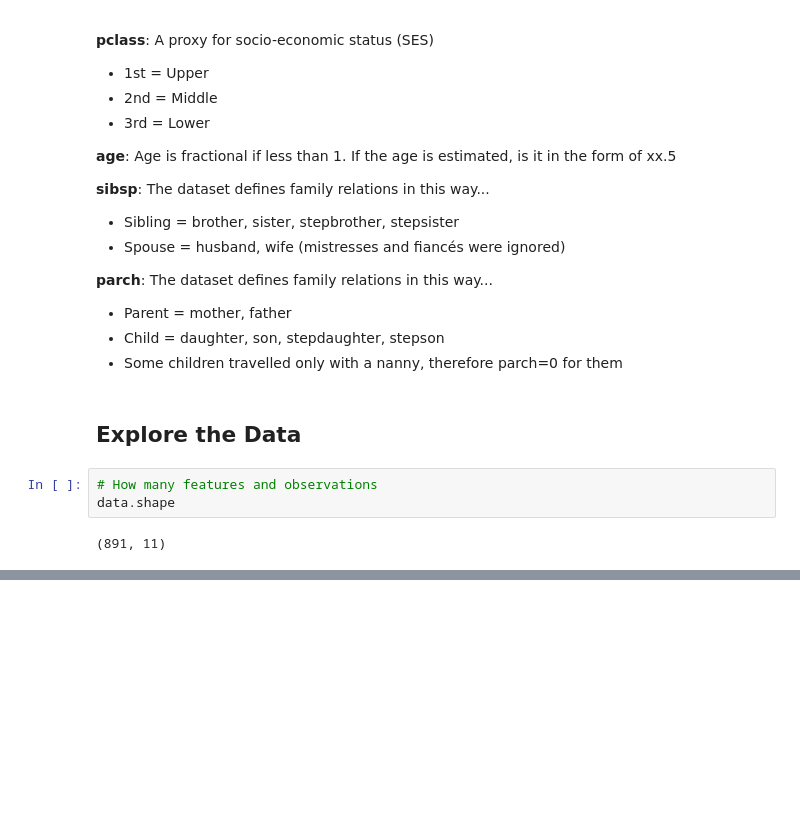
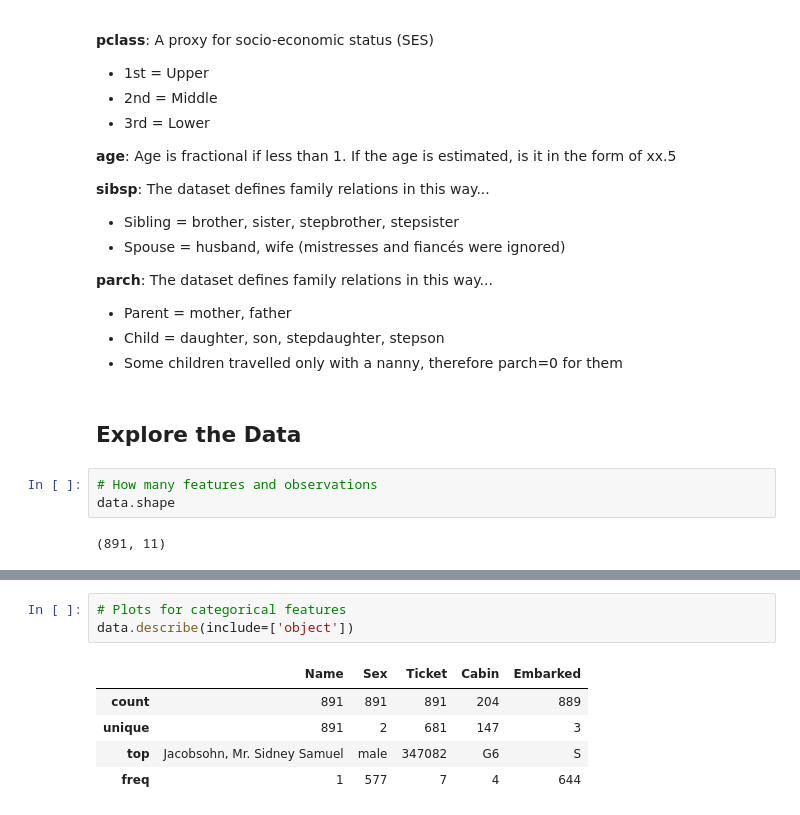
Before and after one commit to HKuz/Titanic, a Jupyter notebook: AnalysisNotebook.ipynb, the cells around one changed output, grey strips where cells are left out. Drawn from its saved outputs; the diff is of its cells as text; blank space fills up the shorter version.

```diff
--- a/AnalysisNotebook.ipynb
+++ b/AnalysisNotebook.ipynb
@@ -117,0 +128,9 @@ memory usage: 83.5+ KB
+# %%
+# Plots for categorical features
+data.describe(include=['object'])
+# %% [output]
+|  | Name | Sex | Ticket | Cabin | Embarked |
+| count | 891 | 891 | 891 | 204 | 889 |
+| unique | 891 | 2 | 681 | 147 | 3 |
+| top | Jacobsohn, Mr. Sidney Samuel | male | 347082 | G6 | S |
+| freq | 1 | 577 | 7 | 4 | 644 |
```
Also changed, not shown: parts of 6 cells of this notebook.
